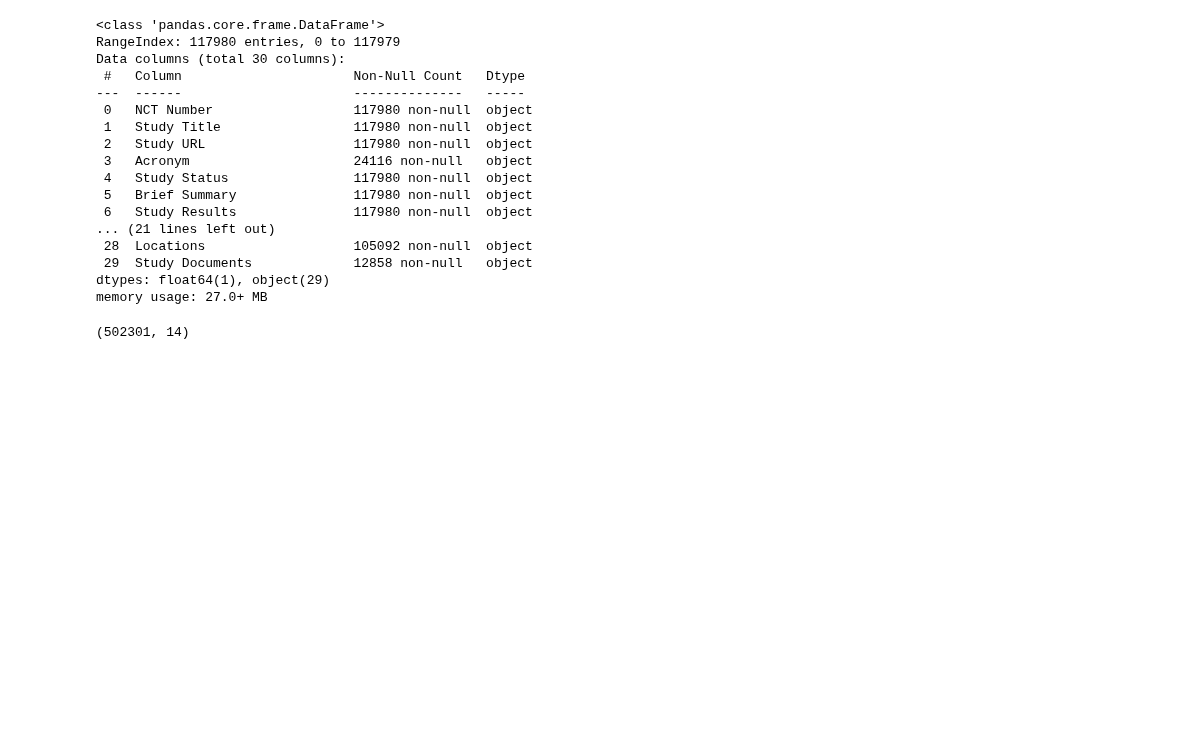
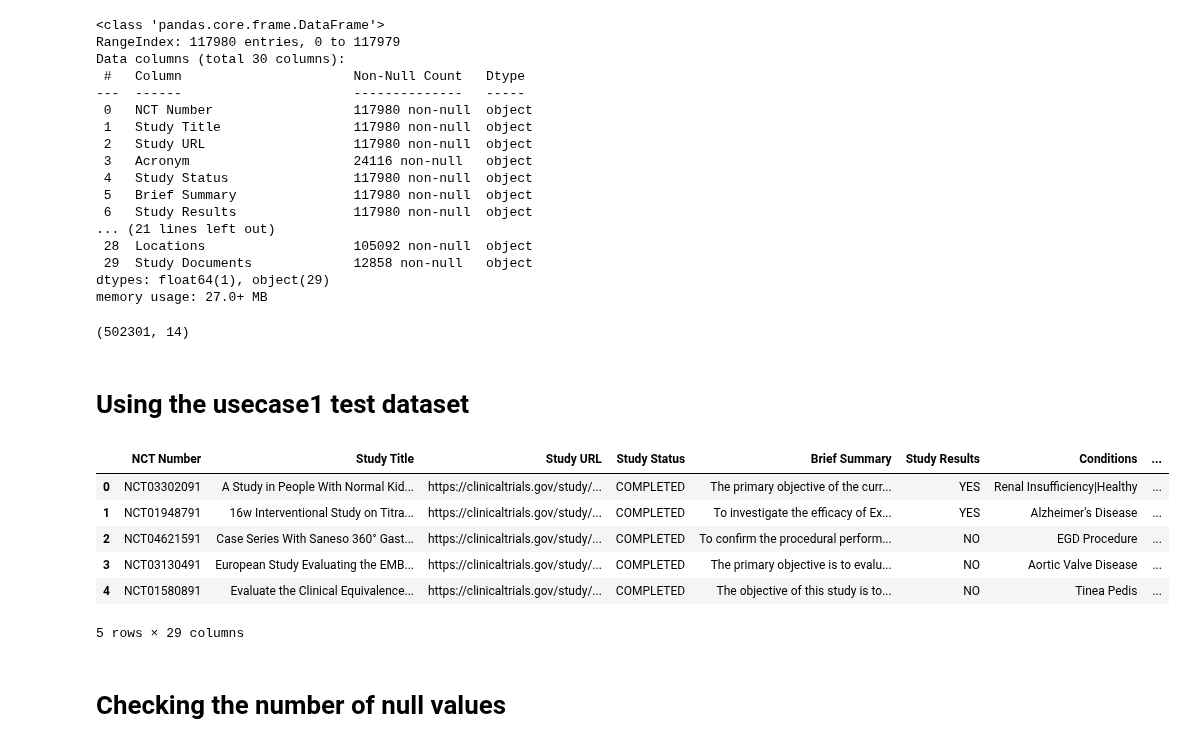
Before and after one commit to pra2107tham/NEST, a Jupyter notebook: v1_ps1.ipynb, the cells around one changed output. Drawn from its saved outputs; the diff is of its cells as text; code cells hidden in the pictures; blank space fills up the shorter version.

```diff
--- a/v1_ps1.ipynb
+++ b/v1_ps1.ipynb
@@ -83,3 +83,21 @@ eligibility_test.to_csv('eligibilty_test.csv', index=False)
 usecase1_test = df1.head(500)
 # %%
 usecase1_test.to_csv('usecase1_test.csv', index=False)
+# %% [markdown]
+# Using the usecase1 test dataset
+# %%
+usecase1_test_v2 = pd.read_csv('usecase1_test.csv')
+# %%
+usecase1_test_v2.drop(columns='Acronym', inplace=True)
+# %%
+usecase1_test_v2.head()
+# %% [output]
+|  | NCT Number | Study Title | Study URL | Study Status | Brief Summary | Study Results | Conditions | ... |
+| 0 | NCT03302091 | A Study in People With Normal Kid... | https://clinicaltrials.gov/study/... | COMPLETED | The primary objective of the curr... | YES | Renal Insufficiency|Healthy | ... |
+| 1 | NCT01948791 | 16w Interventional Study on Titra... | https://clinicaltrials.gov/study/... | COMPLETED | To investigate the efficacy of Ex... | YES | Alzheimer's Disease | ... |
+| 2 | NCT04621591 | Case Series With Saneso 360° Gast... | https://clinicaltrials.gov/study/... | COMPLETED | To confirm the procedural perform... | NO | EGD Procedure | ... |
+| 3 | NCT03130491 | European Study Evaluating the EMB... | https://clinicaltrials.gov/study/... | COMPLETED | The primary objective is to evalu... | NO | Aortic Valve Disease | ... |
+| 4 | NCT01580891 | Evaluate the Clinical Equivalence... | https://clinicaltrials.gov/study/... | COMPLETED | The objective of this study is to... | NO | Tinea Pedis | ... |
+5 rows × 29 columns
+# %% [markdown]
+# Checking the number of null values
```
Also changed, not shown: parts of 8 cells of this notebook, 1 other file.
